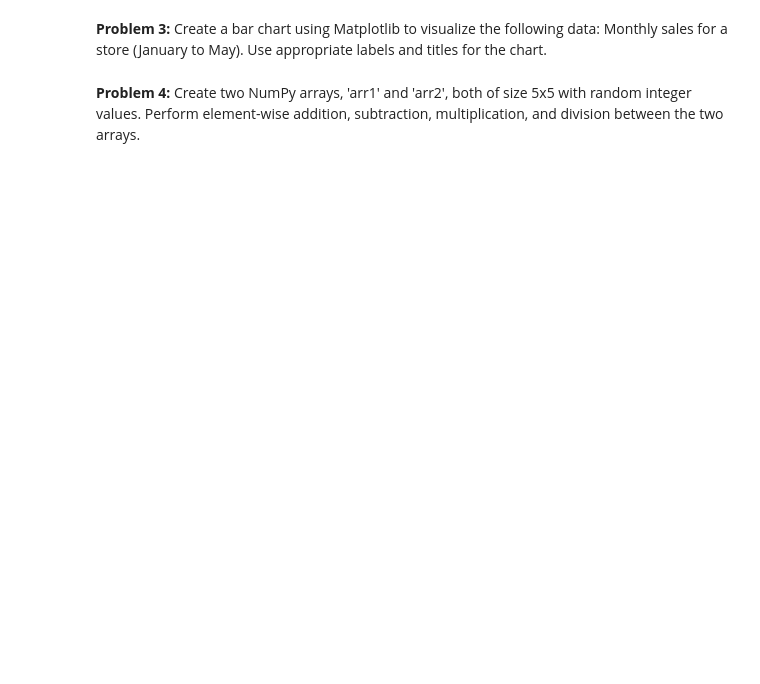
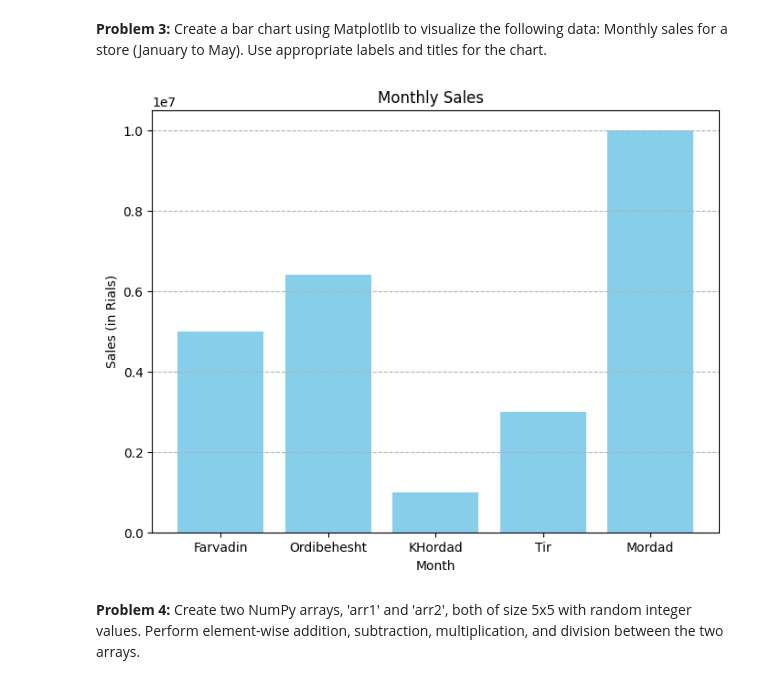
Before and after one commit to parsashokrollahi/machinelearning2023, a Jupyter notebook: AI4021_HW1_2_Python_Tutorial_2.ipynb, the cells around one changed output. Drawn from its saved outputs; the diff is of its cells as text; code cells hidden in the pictures; blank space fills up the shorter version.

```diff
--- a/AI4021_HW1_2_Python_Tutorial_2.ipynb
+++ b/AI4021_HW1_2_Python_Tutorial_2.ipynb
@@ -17,4 +44,18 @@ print(mean,med,std)
 # %% [markdown]
 **Problem 3:** Create a bar chart using Matplotlib to visualize the following data: Monthly sales for a store (January to May). Use appropriate labels and titles for the chart.
+# %%
+import matplotlib.pyplot as plt
+
+months = ['Farvadin', 'Ordibehesht', 'KHordad', 'Tir', 'Mordad']
+sales = [5000000, 6400000, 1000000, 3000000, 10000000]
+plt.figure(figsize=(8, 6))
+plt.bar(months, sales, color='skyblue')
+plt.xlabel('Month')
+plt.ylabel('Sales (in Rials)')
+plt.title('Monthly Sales  ')
+plt.grid(axis='y', linestyle='--', alpha=1)
+plt.show()
+# %% [output]
+[figure, added]
 # %% [markdown]
 **Problem 4:** Create two NumPy arrays, 'arr1' and 'arr2', both of size 5x5 with random integer values. Perform element-wise addition, subtraction, multiplication, and division between the two arrays.
```
Also changed, not shown: parts of 3 cells of this notebook.
